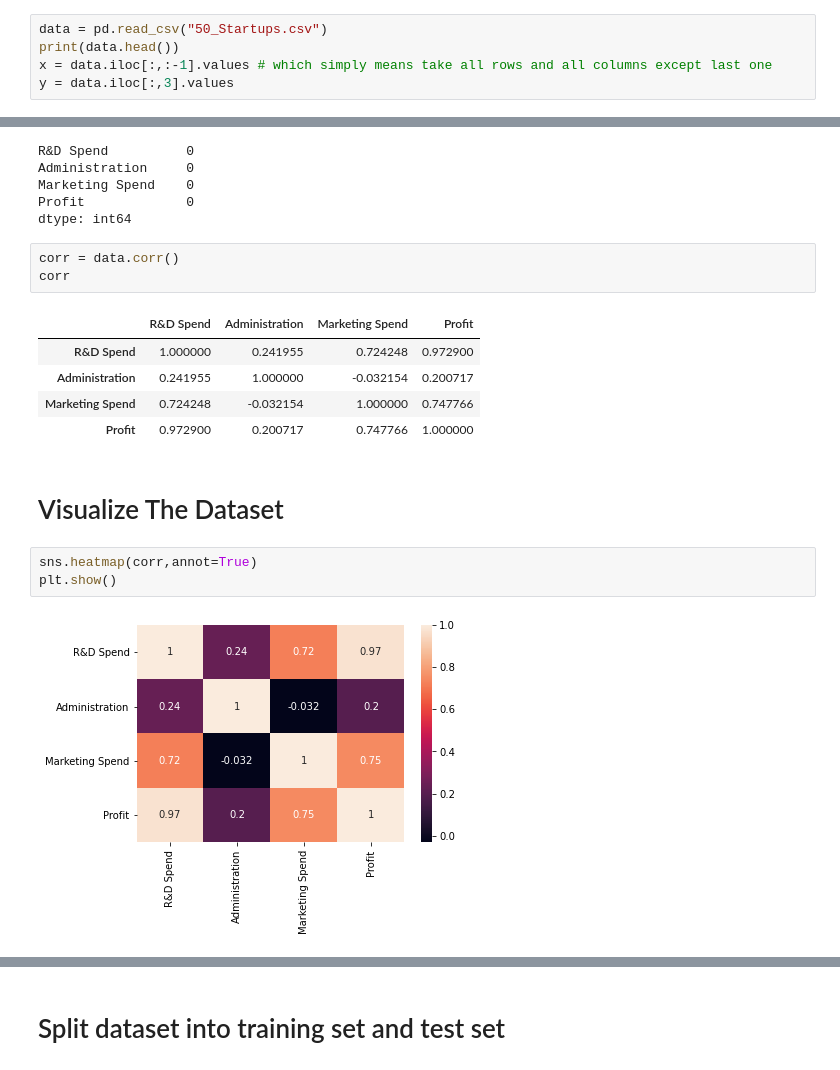
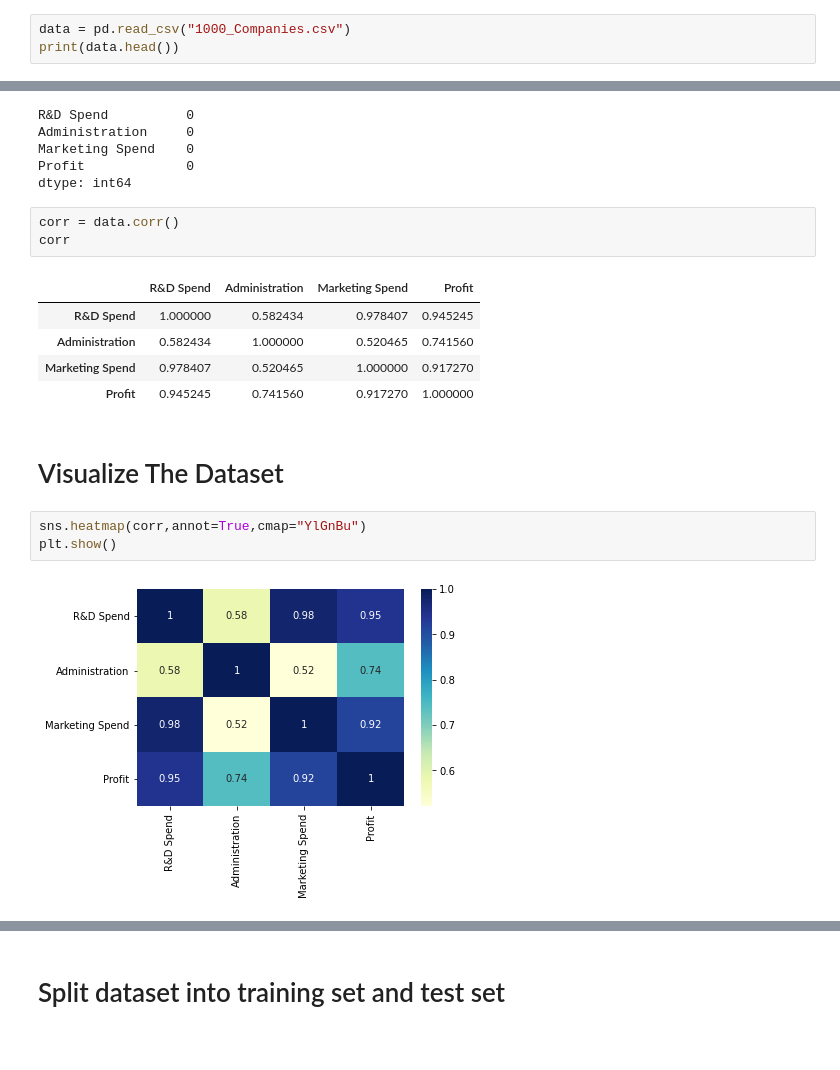
Before and after one commit to Deepchavda007/Companies_Profit_Predictions, a Jupyter notebook: Profit_Prediction.ipynb, the cells around one changed output, grey strips where cells are left out. Saved outputs shown, nothing was run; the diff lists cells and outputs as text.

```diff
--- a/Profit_Prediction.ipynb
+++ b/Profit_Prediction.ipynb
@@ -8,10 +8,8 @@ import matplotlib.pyplot as plt
 # %% [markdown]
 # Load Dataset
 # %%
-data = pd.read_csv("50_Startups.csv")
+data = pd.read_csv("1000_Companies.csv")
 print(data.head())
-x = data.iloc[:,:-1].values # which simply means take all rows and all columns except last one
-y = data.iloc[:,3].values
 # %% [output]
    R&D Spend  Administration  Marketing Spend     Profit
 0  165349.20       136897.80        471784.10  192261.83
@@ -66,17 +60,17 @@ corr = data.corr()
 corr
 # %% [output]
 |  | R&D Spend | Administration | Marketing Spend | Profit |
-| R&D Spend | 1.000000 | 0.241955 | 0.724248 | 0.972900 |
-| Administration | 0.241955 | 1.000000 | -0.032154 | 0.200717 |
-| Marketing Spend | 0.724248 | -0.032154 | 1.000000 | 0.747766 |
-| Profit | 0.972900 | 0.200717 | 0.747766 | 1.000000 |
+| R&D Spend | 1.000000 | 0.582434 | 0.978407 | 0.945245 |
+| Administration | 0.582434 | 1.000000 | 0.520465 | 0.741560 |
+| Marketing Spend | 0.978407 | 0.520465 | 1.000000 | 0.917270 |
+| Profit | 0.945245 | 0.741560 | 0.917270 | 1.000000 |
 # %% [markdown]
 # Visualize The Dataset
 # %%
-sns.heatmap(corr,annot=True)
+sns.heatmap(corr,annot=True,cmap="YlGnBu")
 plt.show()
 # %% [output]
-[figure, old version]
+[figure, new version]
 # %%
 sns.pairplot(data)
 plt.show()
```
Also changed, not shown: parts of 14 cells of this notebook, 2 other files.
